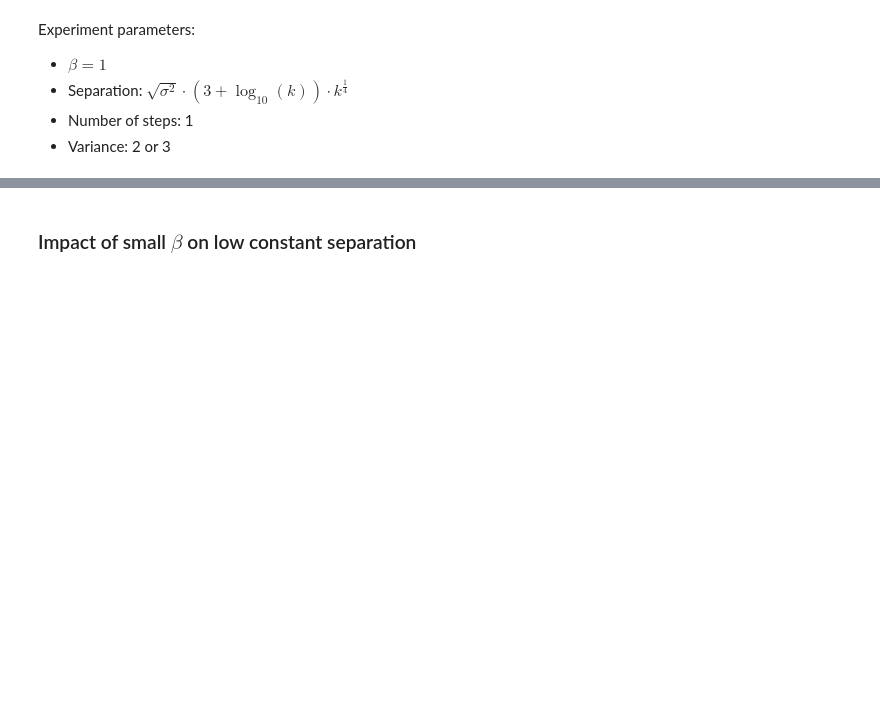
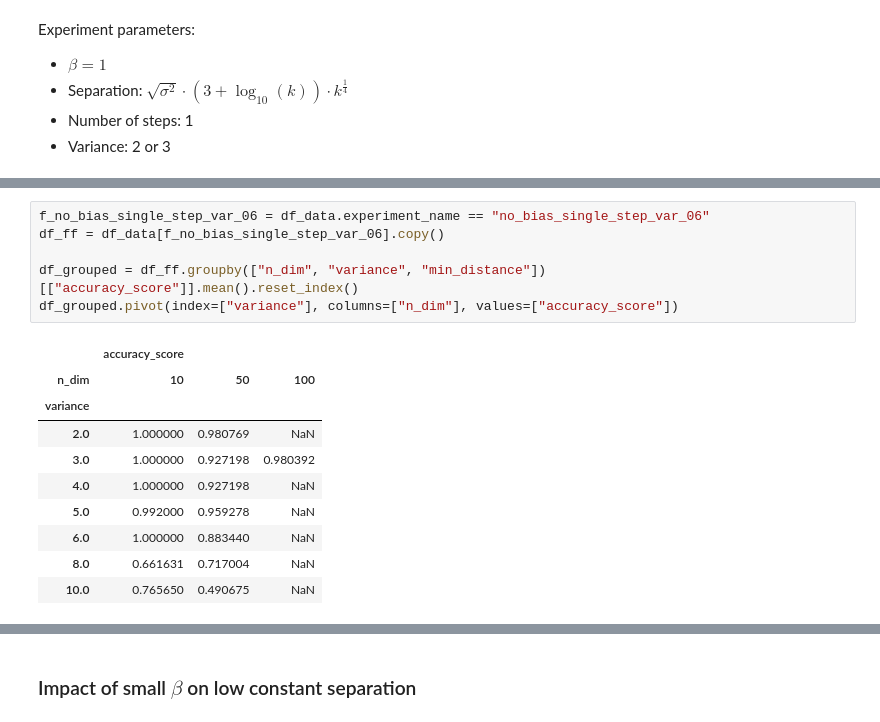
Before and after one commit to sheikhomar/mixture-learning, a Jupyter notebook: notebooks/03-initial-results.ipynb, the cells around one changed output, grey strips where cells are left out. Drawn from its saved outputs; the diff is of its cells as text; blank space fills up the shorter version.

```diff
--- a/notebooks/03-initial-results.ipynb
+++ b/notebooks/03-initial-results.ipynb
@@ -440,0 +463,17 @@ df_grouped.pivot(index=["variance"], columns=["n_dim"], values=["accuracy_score"
+# %%
+f_no_bias_single_step_var_06 = df_data.experiment_name == "no_bias_single_step_var_06"
+df_ff = df_data[f_no_bias_single_step_var_06].copy()
+
+df_grouped = df_ff.groupby(["n_dim", "variance", "min_distance"])[["accuracy_score"]].mean().reset_index()
+df_grouped.pivot(index=["variance"], columns=["n_dim"], values=["accuracy_score"])
+# %% [output]
+|  | accuracy_score |  |  |
+| n_dim | 10 | 50 | 100 |
+| variance |  |  |  |
+| 2.0 | 1.000000 | 0.980769 | NaN |
+| 3.0 | 1.000000 | 0.927198 | 0.980392 |
+| 4.0 | 1.000000 | 0.927198 | NaN |
+| 5.0 | 0.992000 | 0.959278 | NaN |
+| 6.0 | 1.000000 | 0.883440 | NaN |
+| 8.0 | 0.661631 | 0.717004 | NaN |
+| 10.0 | 0.765650 | 0.490675 | NaN |
```
Also changed, not shown: parts of 27 cells of this notebook.
